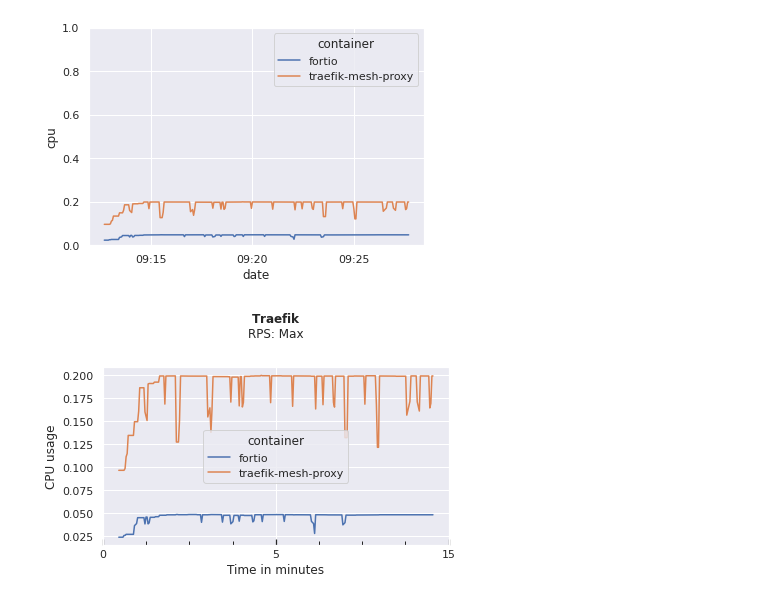
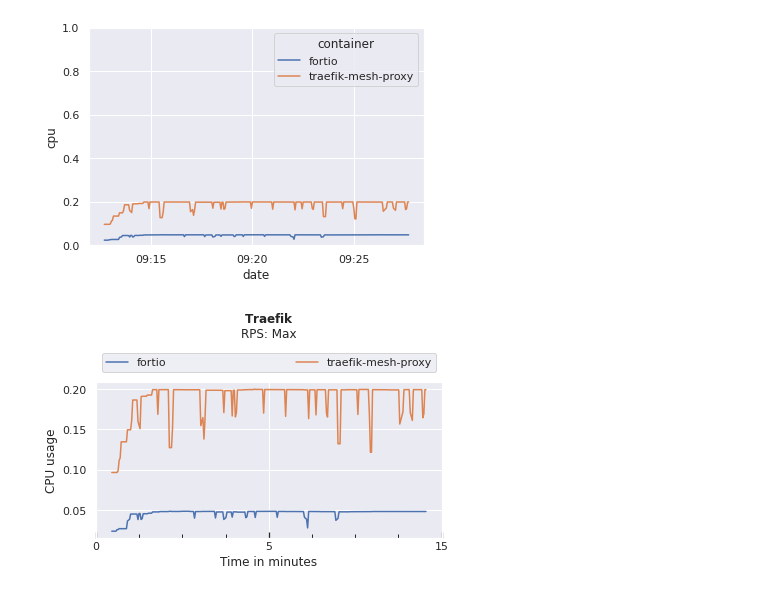
Before and after one commit to RichardBieringa/mesh-bench, a Jupyter notebook: viz/exploration.ipynb, the cells around one changed output. Drawn from its saved outputs; the diff is of its cells as text; code cells hidden in the pictures.

```diff
--- a/viz/exploration.ipynb
+++ b/viz/exploration.ipynb
@@ -282,33 +282,34 @@ def plot_resource_usage(ax: matplotlib.axes, data: pd.DataFrame) -> matplotlib.a
         f"$\\bf{mesh}$\n"
         f"RPS: {qps}\n"
     )
     ax.set_ylabel("CPU usage")
     ax.set_xlabel("Time in minutes")
-    ax.set_title(plot_title, y=1.05)
+    ax.set_title(plot_title, y=1.15)
 
     # X axis configuration
     # Major tick -> Every 5 minutes
     # Minor tick -> Every minute
     ax.xaxis.set_major_locator(ticker.LinearLocator(numticks=3))
     ax.set_xticklabels([0, 5, 15])
     ax.xaxis.set_minor_locator(ticker.AutoMinorLocator(5))
     ax.minorticks_on()
     ax.tick_params(axis="x", direction="in", which="both", bottom=True)
 
     # Y axis configuration
     # ax.set_ylim(bottom=0, top=1.5)
 
     # Place legend above axes
-    ax.legend(bbox_to_anchor=(1.05, 1), loc=2, borderaxespad=0.)
+    # ax.legend(bbox_to_anchor=(1.05, 1), loc=2, borderaxespad=0.)
+    ax.legend(bbox_to_anchor=(0, 1.02, 1, 0.2), mode="expand", ncol=2)
 
     return ax
 
 subset=df[df['mesh'] == 'traefik']
 
 fig, ax = plt.subplots()
 plot_resource_usage(ax, subset)
 
 fig.tight_layout()
 fig.show()
 # %% [output]
-[figure, old version]
+[figure, new version]
```
Also changed, not shown: parts of 1 cell of this notebook, 1 other file.
